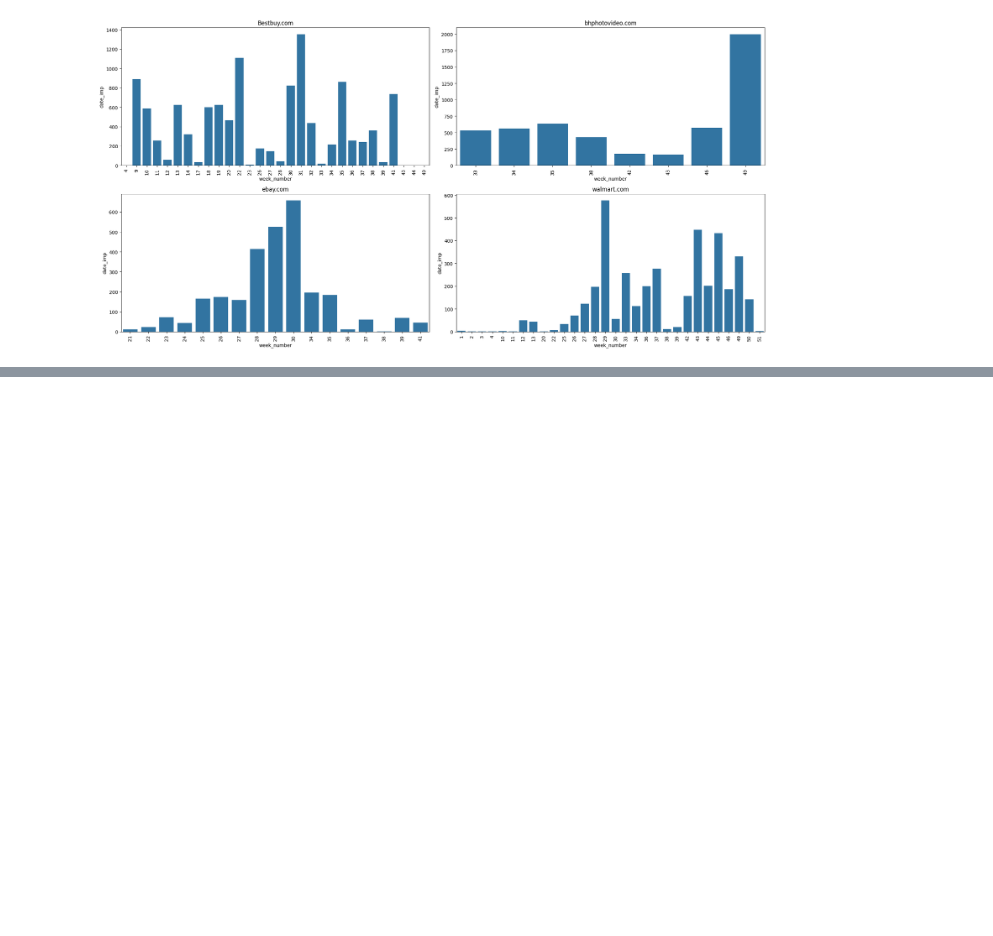
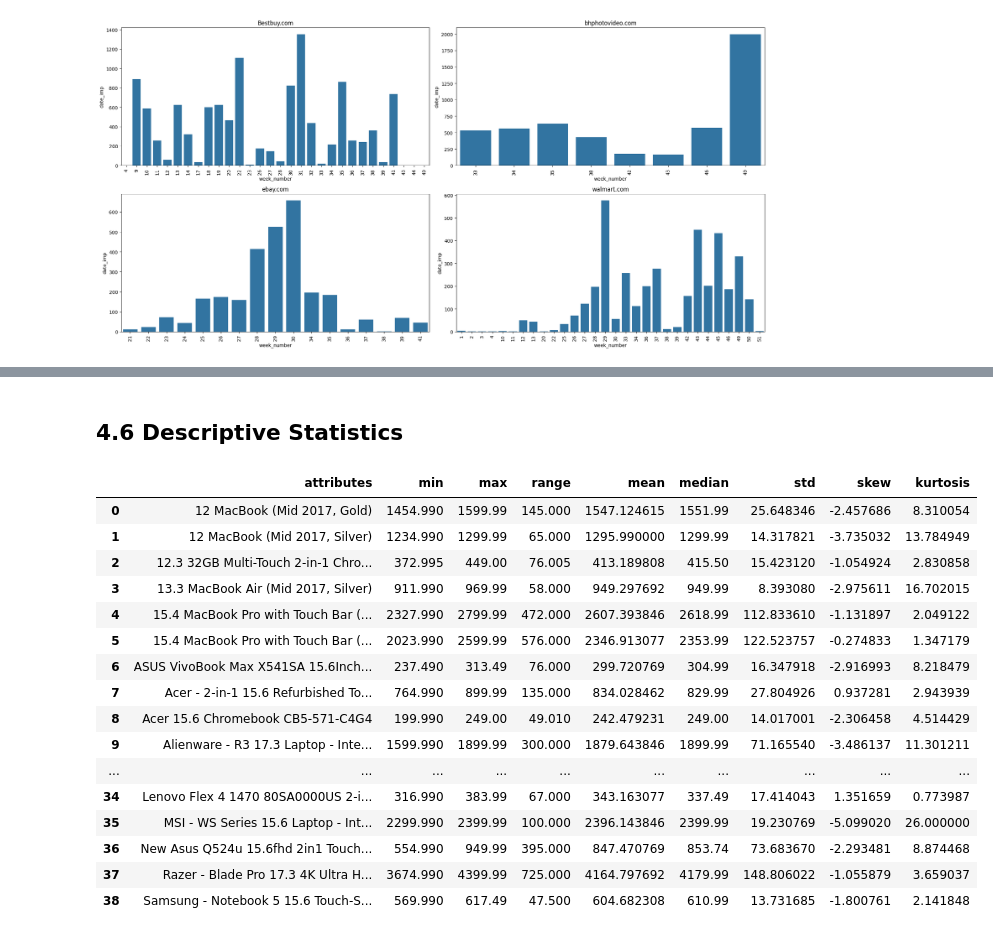
Before and after one commit to douglasaturnino/elasticidade-de-preco, a Jupyter notebook: notebook/elasticidade.ipynb, the cells around one changed output, grey strips where cells are left out. Saved outputs shown, nothing was run; the diff lists cells and outputs as text; code cells hidden in the pictures; blank space fills up the shorter version.

Commit message:
feat: Finalizado a descrição dos dados com o novo dataframe

```diff
--- a/notebook/elasticidade.ipynb
+++ b/notebook/elasticidade.ipynb
@@ -563,0 +570,2 @@ plt.tight_layout()
+# %%
+df_laptop = df_best[df_best['category_name'] == 'laptop, computer']
@@ -563,0 +592,7 @@ plt.tight_layout()
+# %%
+dataset = (
+    df_laptop.groupby(["name", "week_number"])
+    .agg({"disc_price": "mean", "date_imp": "count"})
+    .reset_index()
+)
+dataset
@@ -563,0 +613,4 @@ plt.tight_layout()
+# %%
+# criando dataframe dos valores
+x_price = dataset.pivot(index="week_number", columns="name", values="disc_price")
+# x_price
@@ -563,0 +714,4 @@ plt.tight_layout()
+# %%
+price_median = np.round(x_price.median(),2)
+x_price.fillna(price_median, inplace=True)
+x_price.head()
@@ -563,0 +739,37 @@ plt.tight_layout()
+# %% [markdown]
+## 4.6 Descriptive Statistics
+# %%
+# Central Tendency - mean, median
+ct1 = pd.DataFrame(x_price.apply(np.mean)).T
+ct2 = pd.DataFrame(x_price.apply(np.median)).T
+
+# Dispersion - sdt, min, max, range, skew, kurtosis
+
+d1 = pd.DataFrame( x_price.apply(np.std)).T
+d2 = pd.DataFrame( x_price.apply(np.min)).T
+d3 = pd.DataFrame( x_price.apply(np.max)).T
+d4 = pd.DataFrame( x_price.apply(lambda x: x.max() - x.min())).T
+d5 = pd.DataFrame( x_price.apply(lambda x: x.skew())).T
+d6 = pd.DataFrame( x_price.apply(lambda x: x.kurtosis())).T
+
+m = pd.concat([d2, d3, d4, ct1, ct2, d1, d5, d6]).T.reset_index()
+m.columns = ['attributes','min','max','range','mean','median','std','skew','kurtosis']
+m
+# %% [output]
+|  | attributes | min | max | range | mean | median | std | skew | kurtosis |
+| 0 | 12 MacBook (Mid 2017, Gold) | 1454.990 | 1599.99 | 145.000 | 1547.124615 | 1551.99 | 25.648346 | -2.457686 | 8.310054 |
+| 1 | 12 MacBook (Mid 2017, Silver) | 1234.990 | 1299.99 | 65.000 | 1295.990000 | 1299.99 | 14.317821 | -3.735032 | 13.784949 |
+| 2 | 12.3 32GB Multi-Touch 2-in-1 Chro... | 372.995 | 449.00 | 76.005 | 413.189808 | 415.50 | 15.423120 | -1.054924 | 2.830858 |
+| 3 | 13.3 MacBook Air (Mid 2017, Silver) | 911.990 | 969.99 | 58.000 | 949.297692 | 949.99 | 8.393080 | -2.975611 | 16.702015 |
+| 4 | 15.4 MacBook Pro with Touch Bar (... | 2327.990 | 2799.99 | 472.000 | 2607.393846 | 2618.99 | 112.833610 | -1.131897 | 2.049122 |
+| 5 | 15.4 MacBook Pro with Touch Bar (... | 2023.990 | 2599.99 | 576.000 | 2346.913077 | 2353.99 | 122.523757 | -0.274833 | 1.347179 |
+| 6 | ASUS VivoBook Max X541SA 15.6Inch... | 237.490 | 313.49 | 76.000 | 299.720769 | 304.99 | 16.347918 | -2.916993 | 8.218479 |
+| 7 | Acer - 2-in-1 15.6 Refurbished To... | 764.990 | 899.99 | 135.000 | 834.028462 | 829.99 | 27.804926 | 0.937281 | 2.943939 |
+| 8 | Acer 15.6 Chromebook CB5-571-C4G4 | 199.990 | 249.00 | 49.010 | 242.479231 | 249.00 | 14.017001 | -2.306458 | 4.514429 |
+| 9 | Alienware - R3 17.3 Laptop - Inte... | 1599.990 | 1899.99 | 300.000 | 1879.643846 | 1899.99 | 71.165540 | -3.486137 | 11.301211 |
+| ... | ... | ... | ... | ... | ... | ... | ... | ... | ... |
+| 34 | Lenovo Flex 4 1470 80SA0000US 2-i... | 316.990 | 383.99 | 67.000 | 343.163077 | 337.49 | 17.414043 | 1.351659 | 0.773987 |
+| 35 | MSI - WS Series 15.6 Laptop - Int... | 2299.990 | 2399.99 | 100.000 | 2396.143846 | 2399.99 | 19.230769 | -5.099020 | 26.000000 |
+| 36 | New Asus Q524u 15.6fhd 2in1 Touch... | 554.990 | 949.99 | 395.000 | 847.470769 | 853.74 | 73.683670 | -2.293481 | 8.874468 |
+| 37 | Razer - Blade Pro 17.3 4K Ultra H... | 3674.990 | 4399.99 | 725.000 | 4164.797692 | 4179.99 | 148.806022 | -1.055879 | 3.659037 |
+| 38 | Samsung - Notebook 5 15.6 Touch-S... | 569.990 | 617.49 | 47.500 | 604.682308 | 610.99 | 13.731685 | -1.800761 | 2.141848 |
```
Also changed, not shown: parts of 22 cells of this notebook.
